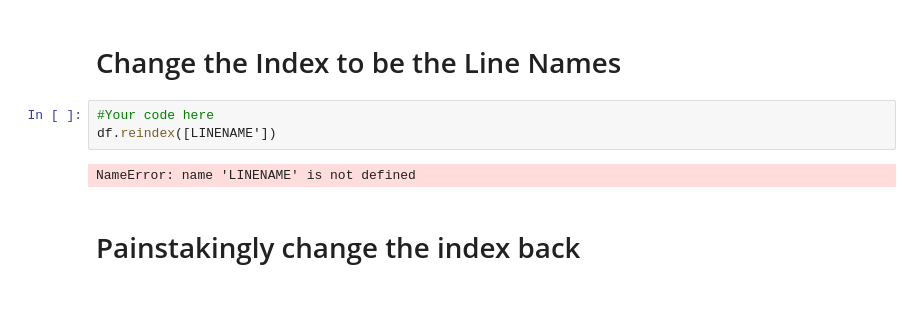
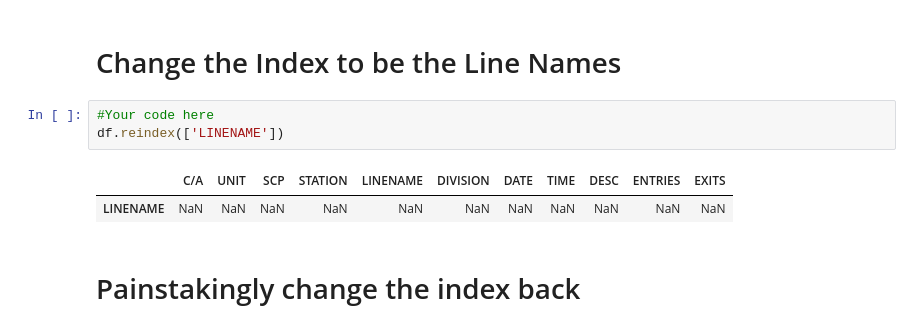
Before and after one commit to MarcSchneider71/dsc-0-03-08-understanding-pandas-series-and-dataframes-lab-nyc-ds-career-012819, a Jupyter notebook: index.ipynb, the cells around one changed output. Drawn from its saved outputs; the diff is of its cells as text; blank space fills up the shorter version.

```diff
--- a/index.ipynb
+++ b/index.ipynb
@@ -65,9 +65,10 @@ df.rename(str.lower, axis=1)
 # Change the Index to be the Line Names
 # %%
 #Your code here
-df.reindex([LINENAME'])
+df.reindex(['LINENAME'])
 # %% [output]
-NameError: name 'LINENAME' is not defined
+|  | C/A | UNIT | SCP | STATION | LINENAME | DIVISION | DATE | TIME | DESC | ENTRIES | EXITS |
+| LINENAME | NaN | NaN | NaN | NaN | NaN | NaN | NaN | NaN | NaN | NaN | NaN |
 # %% [markdown]
 # Painstakingly change the index back
 # %%
```
